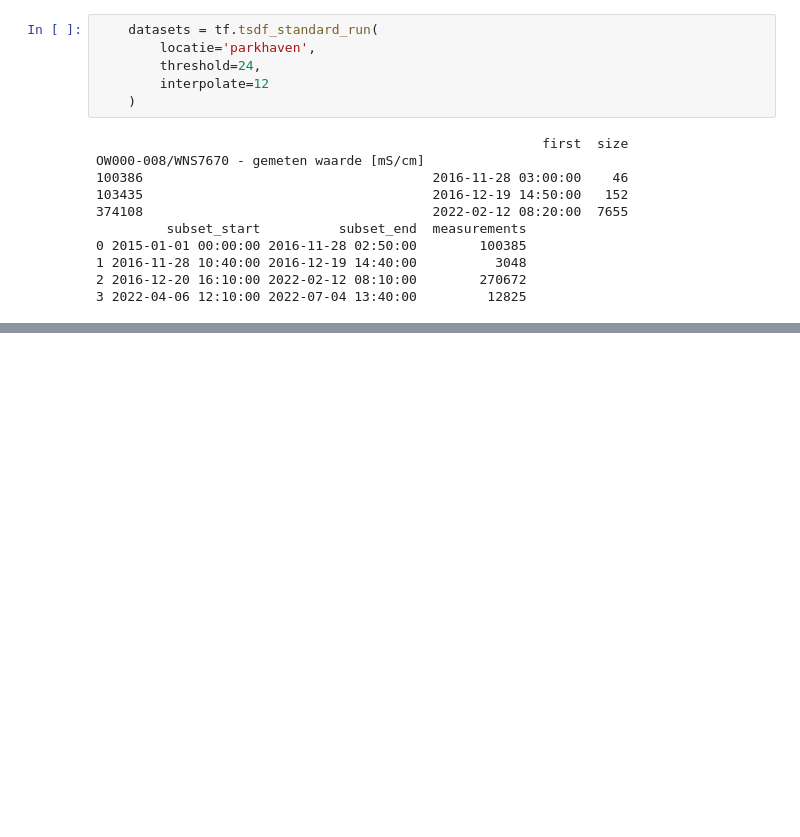
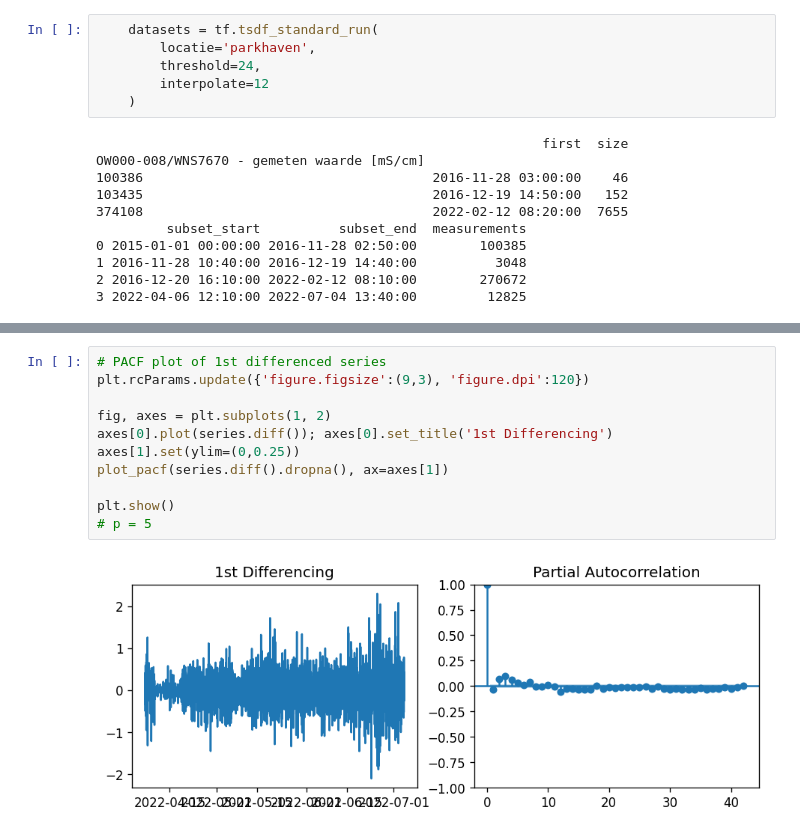
Before and after one commit to hhdelfland/zoutindringing-parksluizen, a Jupyter notebook: EGV/test.ipynb, the cells around one changed output, grey strips where cells are left out. Drawn from its saved outputs; the diff is of its cells as text; blank space fills up the shorter version.

```diff
--- a/EGV/test.ipynb
+++ b/EGV/test.ipynb
@@ -51,0 +92,13 @@ from statsmodels.tsa.arima.model import ARIMA
+# %%
+# PACF plot of 1st differenced series
+plt.rcParams.update({'figure.figsize':(9,3), 'figure.dpi':120})
+
+fig, axes = plt.subplots(1, 2)
+axes[0].plot(series.diff()); axes[0].set_title('1st Differencing')
+axes[1].set(ylim=(0,0.25))
+plot_pacf(series.diff().dropna(), ax=axes[1])
+
+plt.show()
+# p = 5
+# %% [output]
+[figure, added]
```
Also changed, not shown: parts of 15 cells of this notebook.
